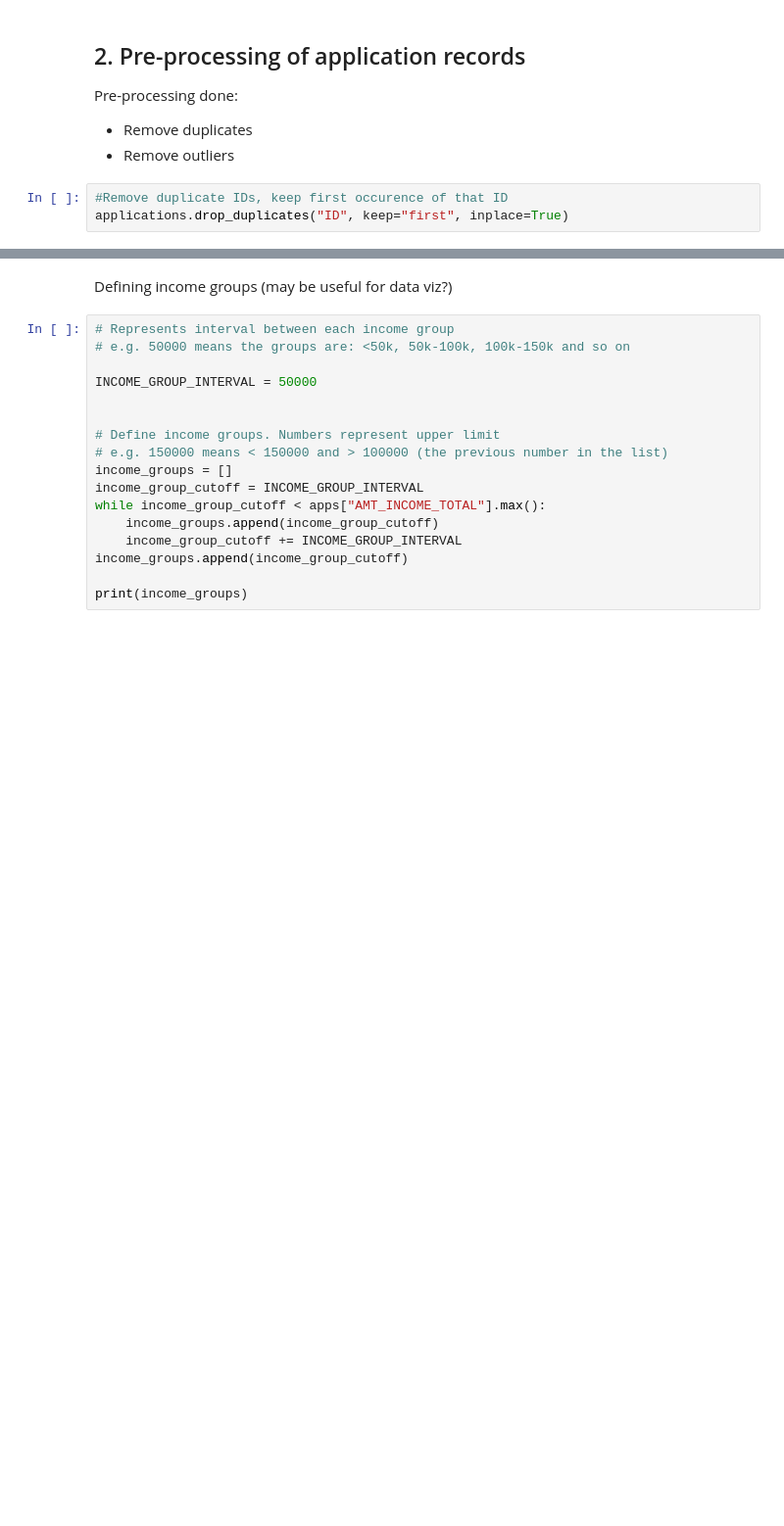
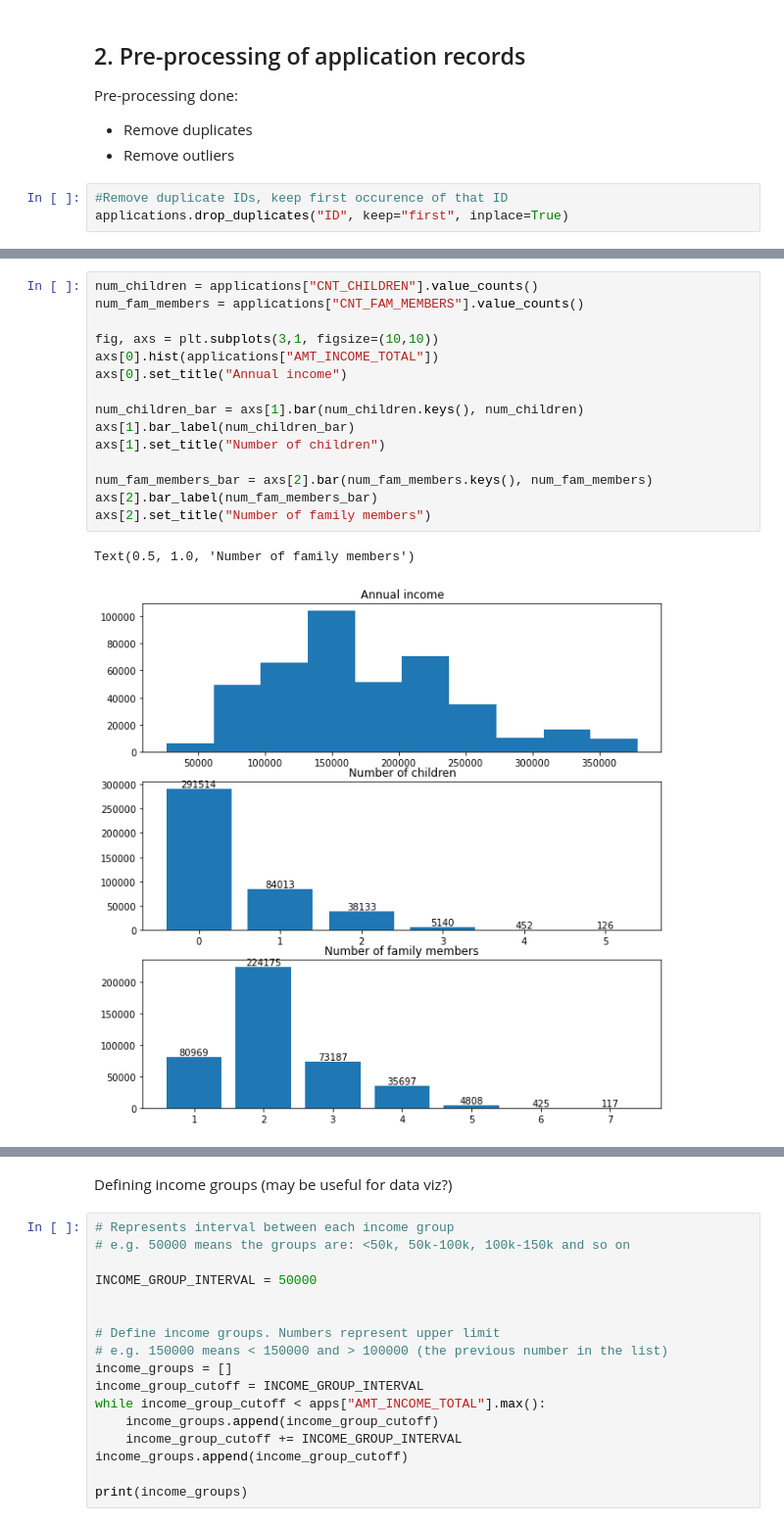
Before and after one commit to Artemis-Hunt/2702-DataViz, a Jupyter notebook: DAO2702 Project data preprocessing.ipynb, the cells around one changed output, grey strips where cells are left out. Shown at 98% size. Drawn from its saved outputs; the diff is of its cells as text; blank space fills up the shorter version.

```diff
--- a/DAO2702 Project data preprocessing.ipynb
+++ b/DAO2702 Project data preprocessing.ipynb
@@ -166,0 +138,18 @@ memory usage: 73.7+ MB
+# %%
+num_children = applications["CNT_CHILDREN"].value_counts()
+num_fam_members = applications["CNT_FAM_MEMBERS"].value_counts()
+
+fig, axs = plt.subplots(3,1, figsize=(10,10))
+axs[0].hist(applications["AMT_INCOME_TOTAL"])
+axs[0].set_title("Annual income")
+
+num_children_bar = axs[1].bar(num_children.keys(), num_children)
+axs[1].bar_label(num_children_bar)
+axs[1].set_title("Number of children")
+
+num_fam_members_bar = axs[2].bar(num_fam_members.keys(), num_fam_members)
+axs[2].bar_label(num_fam_members_bar)
+axs[2].set_title("Number of family members")
+# %% [output]
+Text(0.5, 1.0, 'Number of family members')
+[figure, added]
```
Also changed, not shown: parts of 63 cells of this notebook.
